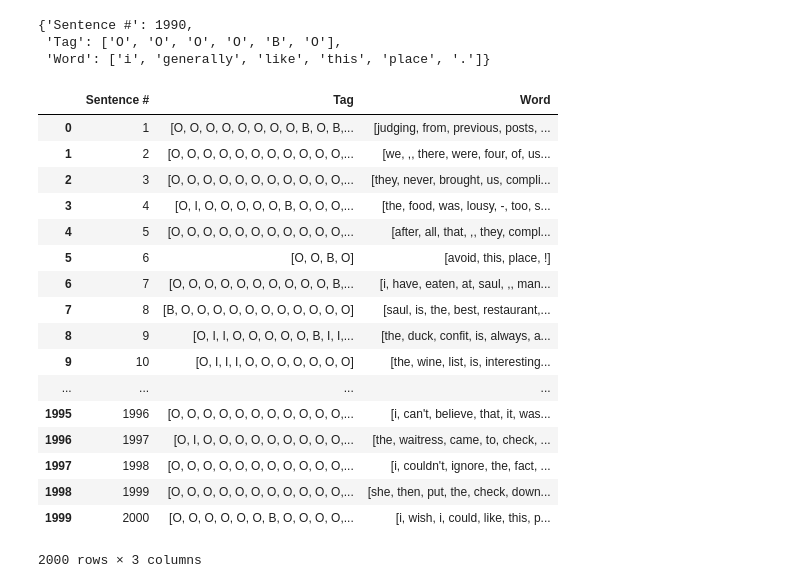
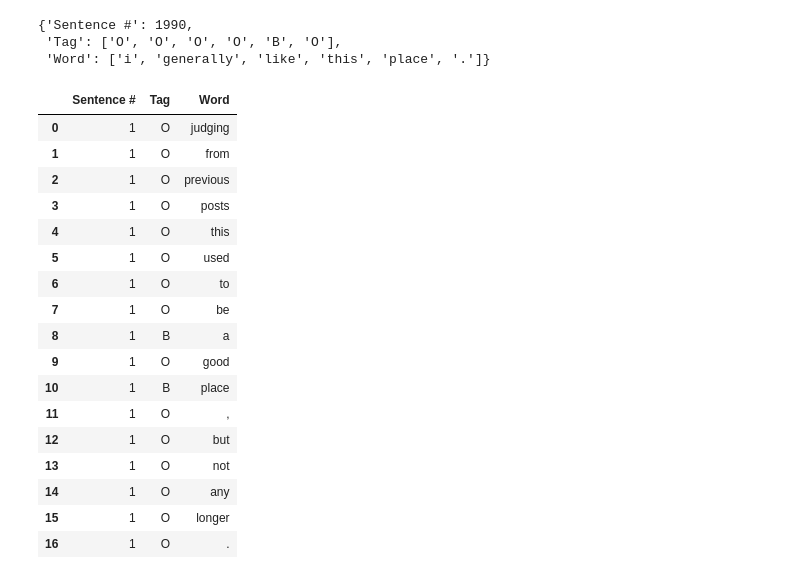
Before and after one commit to BrambleXu/aspect-term-extraction, a Jupyter notebook: notebooks/aspect-based-dataset-IBO.ipynb, the cells around one changed output. Drawn from its saved outputs; the diff is of its cells as text; code cells hidden in the pictures.

```diff
--- a/notebooks/aspect-based-dataset-IBO.ipynb
+++ b/notebooks/aspect-based-dataset-IBO.ipynb
@@ -386,23 +395,23 @@ sentences_df[1989]
  'Tag': ['O', 'O', 'O', 'O', 'B', 'O'],
  'Word': ['i', 'generally', 'like', 'this', 'place', '.']}
 # %%
-pd.DataFrame(sentences_df)
+pd.DataFrame.from_dict(sentences_df[0])
 # %% [output]
 |  | Sentence # | Tag | Word |
-| 0 | 1 | [O, O, O, O, O, O, O, O, B, O, B,... | [judging, from, previous, posts, ... |
-| 1 | 2 | [O, O, O, O, O, O, O, O, O, O, O,... | [we, ,, there, were, four, of, us... |
-| 2 | 3 | [O, O, O, O, O, O, O, O, O, O, O,... | [they, never, brought, us, compli... |
-| 3 | 4 | [O, I, O, O, O, O, O, B, O, O, O,... | [the, food, was, lousy, -, too, s... |
-| 4 | 5 | [O, O, O, O, O, O, O, O, O, O, O,... | [after, all, that, ,, they, compl... |
-| 5 | 6 | [O, O, B, O] | [avoid, this, place, !] |
-| 6 | 7 | [O, O, O, O, O, O, O, O, O, O, B,... | [i, have, eaten, at, saul, ,, man... |
-| 7 | 8 | [B, O, O, O, O, O, O, O, O, O, O, O] | [saul, is, the, best, restaurant,... |
-| 8 | 9 | [O, I, I, O, O, O, O, O, B, I, I,... | [the, duck, confit, is, always, a... |
-| 9 | 10 | [O, I, I, I, O, O, O, O, O, O, O] | [the, wine, list, is, interesting... |
-| ... | ... | ... | ... |
-| 1995 | 1996 | [O, O, O, O, O, O, O, O, O, O, O,... | [i, can't, believe, that, it, was... |
-| 1996 | 1997 | [O, I, O, O, O, O, O, O, O, O, O,... | [the, waitress, came, to, check, ... |
-| 1997 | 1998 | [O, O, O, O, O, O, O, O, O, O, O,... | [i, couldn't, ignore, the, fact, ... |
-| 1998 | 1999 | [O, O, O, O, O, O, O, O, O, O, O,... | [she, then, put, the, check, down... |
-| 1999 | 2000 | [O, O, O, O, O, O, B, O, O, O, O,... | [i, wish, i, could, like, this, p... |
+| 0 | 1 | O | judging |
+| 1 | 1 | O | from |
+| 2 | 1 | O | previous |
+| 3 | 1 | O | posts |
+| 4 | 1 | O | this |
+| 5 | 1 | O | used |
+| 6 | 1 | O | to |
+| 7 | 1 | O | be |
+| 8 | 1 | B | a |
+| 9 | 1 | O | good |
+| 10 | 1 | B | place |
+| 11 | 1 | O | , |
+| 12 | 1 | O | but |
+| 13 | 1 | O | not |
+| 14 | 1 | O | any |
+| 15 | 1 | O | longer |
+| 16 | 1 | O | . |
-2000 rows × 3 columns
```
Also changed, not shown: parts of 7 cells of this notebook.
